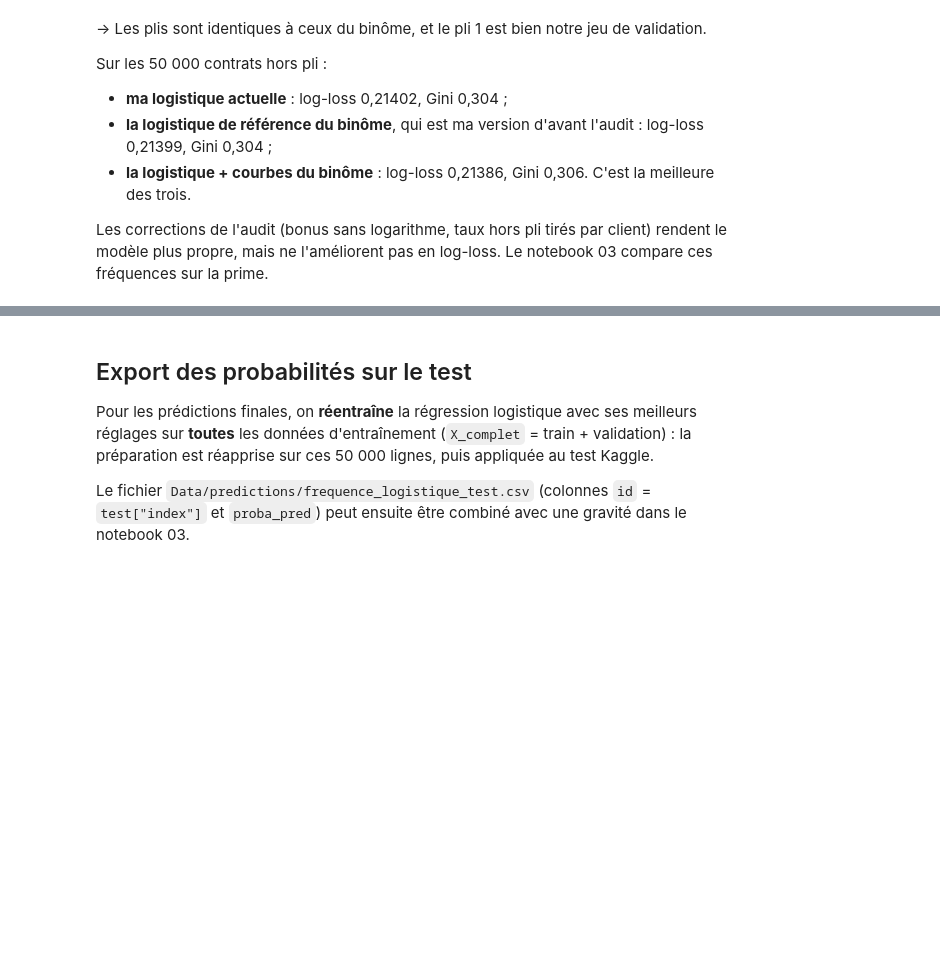
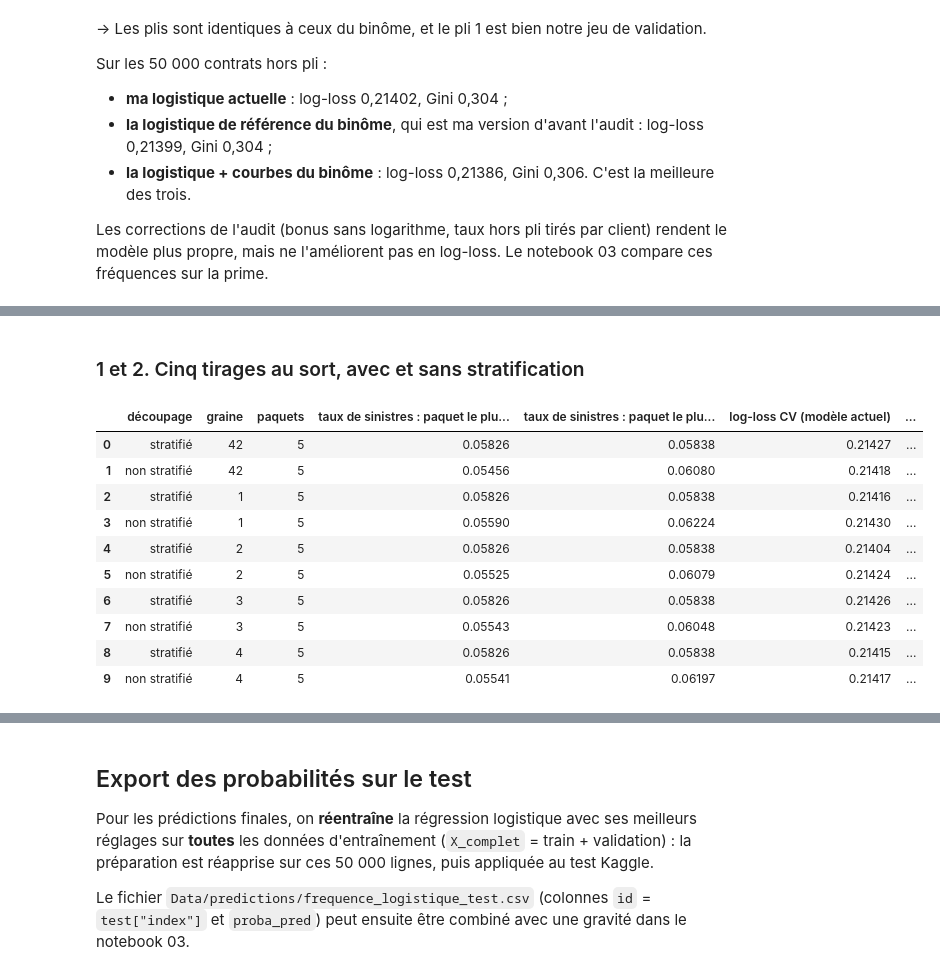
Before and after one commit to MaximilienCY/TD-Tarification-automobile-par-Machine-Learning, a Jupyter notebook: notebooks/01_frequence.ipynb, the cells around one changed output, grey strips where cells are left out. Drawn from its saved outputs; the diff is of its cells as text; code cells hidden in the pictures; blank space fills up the shorter version.

Commit message:
Fréquence 4.8 : solidité de la validation croisée (tirages, stratification, nombre de paquets)
Co-Authored-By: Claude Opus 5.5 <noreply@anthropic.com>

```diff
--- a/notebooks/01_frequence.ipynb
+++ b/notebooks/01_frequence.ipynb
@@ -2112,0 +2182,33 @@ Les corrections de l'audit (bonus sans logarithme, taux hors pli tirés par clie
+# %% [markdown]
+### 1 et 2. Cinq tirages au sort, avec et sans stratification
+# %%
+lignes = []
+for graine in [42, 1, 2, 3, 4]:
+    lignes.append({"découpage": "stratifié", "graine": graine, **tester_decoupage(plis_stratifies(5, graine))})
+    lignes.append({"découpage": "non stratifié", "graine": graine, **tester_decoupage(plis_aleatoires(5, graine))})
+tirages = pd.DataFrame(lignes)
+display(tirages.round(5))
+
+# Résumé par type de découpage
+resume = tirages.groupby("découpage").agg(
+    log_loss_moyenne=("log-loss CV (modèle actuel)", "mean"),
+    log_loss_variation_entre_tirages=("log-loss CV (modèle actuel)", "std"),
+    ecart_type_entre_paquets_moyen=("écart-type entre paquets", "mean"),
+    taux_paquet_min=("taux de sinistres : paquet le plus bas", "min"),
+    taux_paquet_max=("taux de sinistres : paquet le plus haut", "max"),
+    gain_metier_moyen=("gain variables métier", "mean"),
+    tirages_verdict_mieux=("verdict variables métier", lambda v: (v == "mieux").sum()),
+)
+resume.round(5)
+# %% [output]
+|  | découpage | graine | paquets | taux de sinistres : paquet le plu... | taux de sinistres : paquet le plu... | log-loss CV (modèle actuel) | ... |
+| 0 | stratifié | 42 | 5 | 0.05826 | 0.05838 | 0.21427 | ... |
+| 1 | non stratifié | 42 | 5 | 0.05456 | 0.06080 | 0.21418 | ... |
+| 2 | stratifié | 1 | 5 | 0.05826 | 0.05838 | 0.21416 | ... |
+| 3 | non stratifié | 1 | 5 | 0.05590 | 0.06224 | 0.21430 | ... |
+| 4 | stratifié | 2 | 5 | 0.05826 | 0.05838 | 0.21404 | ... |
+| 5 | non stratifié | 2 | 5 | 0.05525 | 0.06079 | 0.21424 | ... |
+| 6 | stratifié | 3 | 5 | 0.05826 | 0.05838 | 0.21426 | ... |
+| 7 | non stratifié | 3 | 5 | 0.05543 | 0.06048 | 0.21423 | ... |
+| 8 | stratifié | 4 | 5 | 0.05826 | 0.05838 | 0.21415 | ... |
+| 9 | non stratifié | 4 | 5 | 0.05541 | 0.06197 | 0.21417 | ... |
```
Also changed, not shown: parts of 7 cells of this notebook, 1 other file.
